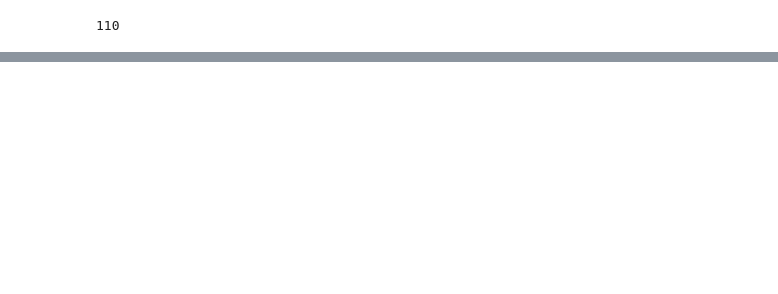
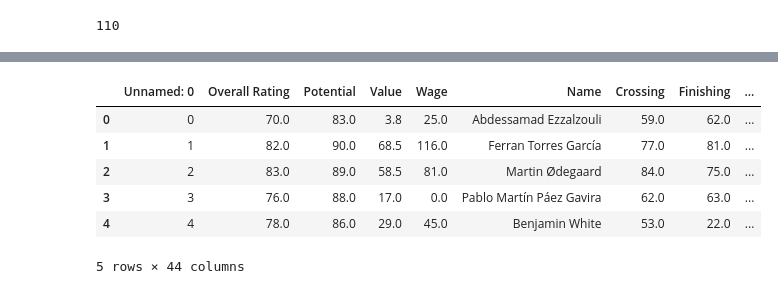
Before and after one commit to yashmehra028/so-fifa, a Jupyter notebook: so_fifa.ipynb, the cells around one changed output, grey strips where cells are left out. Saved outputs shown, nothing was run; the diff lists cells and outputs as text; code cells hidden in the pictures; blank space fills up the shorter version.

```diff
--- a/so_fifa.ipynb
+++ b/so_fifa.ipynb
@@ -249,3 +330,13 @@ len(countries)
+# %%
+df2.head()
+# %% [output]
+|  | Unnamed: 0 | Overall Rating | Potential | Value | Wage | Name | Crossing | Finishing | ... |
+| 0 | 0 | 70.0 | 83.0 | 3.8 | 25.0 | Abdessamad Ezzalzouli | 59.0 | 62.0 | ... |
+| 1 | 1 | 82.0 | 90.0 | 68.5 | 116.0 | Ferran Torres García | 77.0 | 81.0 | ... |
+| 2 | 2 | 83.0 | 89.0 | 58.5 | 81.0 | Martin Ødegaard | 84.0 | 75.0 | ... |
+| 3 | 3 | 76.0 | 88.0 | 17.0 | 0.0 | Pablo Martín Páez Gavira | 62.0 | 63.0 | ... |
+| 4 | 4 | 78.0 | 86.0 | 29.0 | 45.0 | Benjamin White | 53.0 | 22.0 | ... |
+5 rows × 44 columns
 # %%
 # #imdb
 # import requests
```
Also changed, not shown: parts of 22 cells of this notebook.
